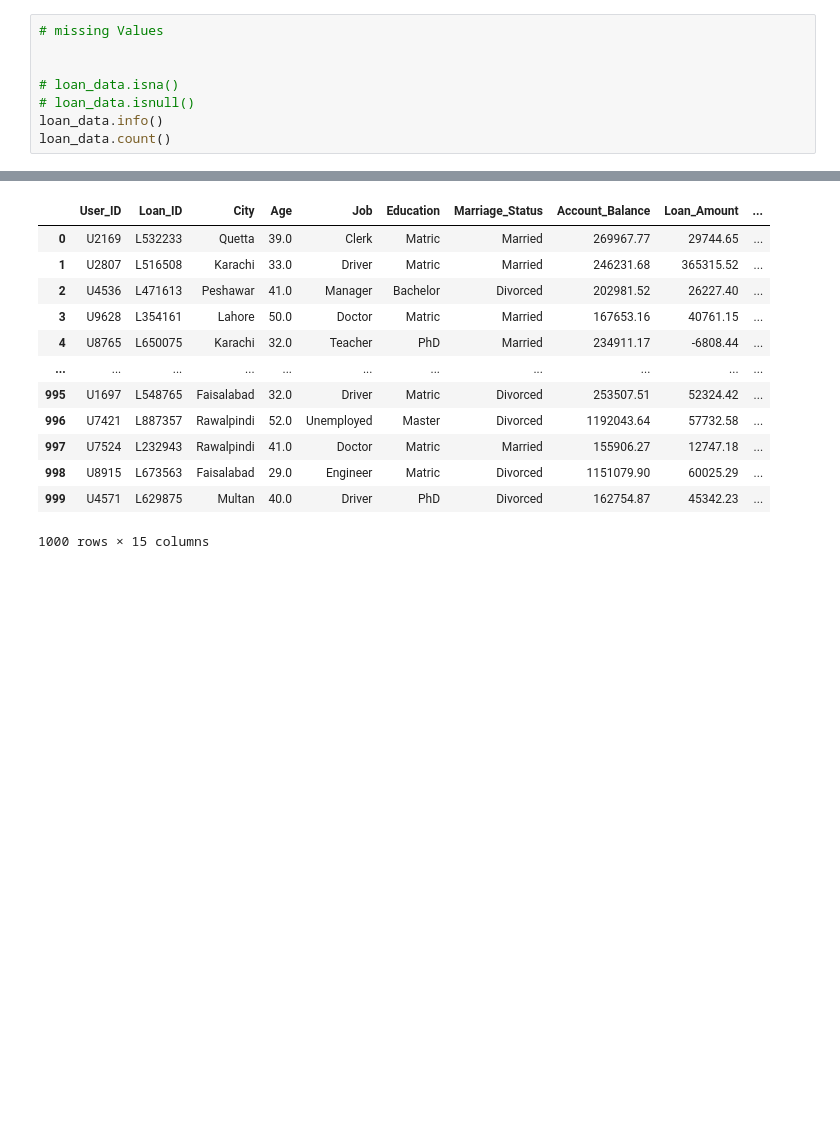
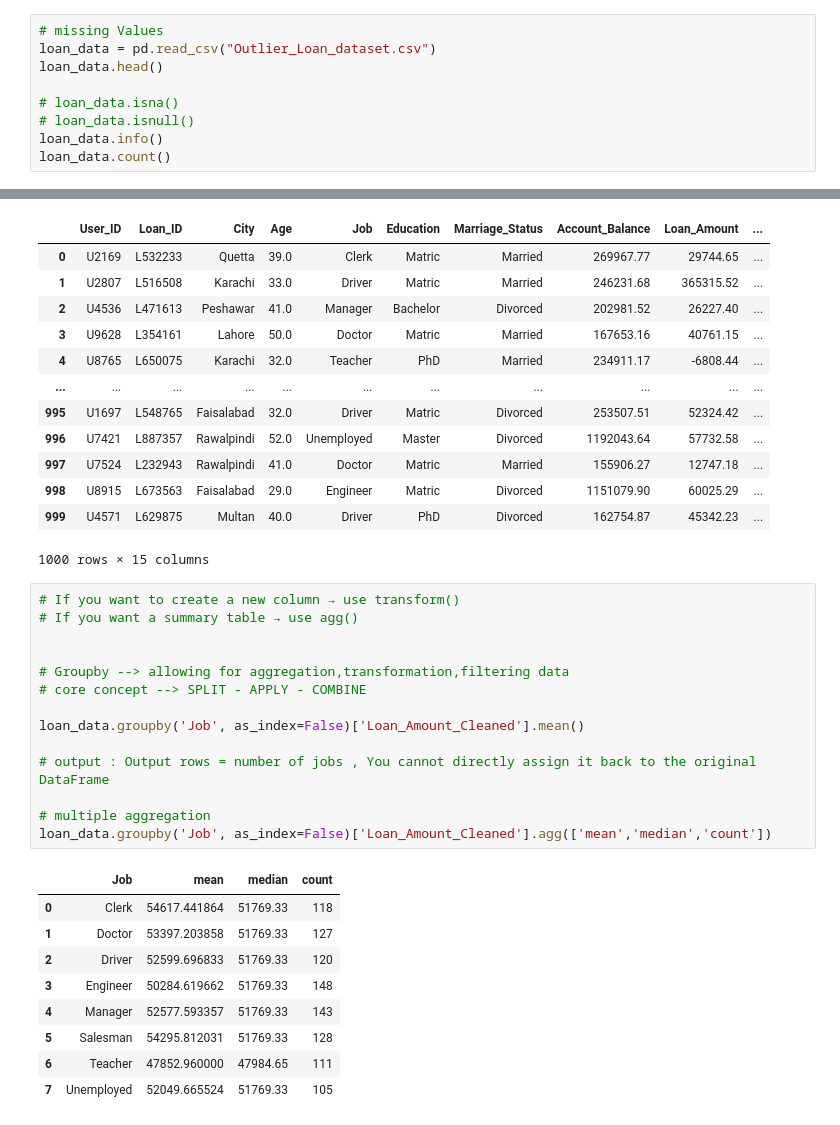
Before and after one commit to poojashelke8/Data_Science, a Jupyter notebook: Data_practice/Libraries/Pandas/initial.ipynb, the cells around one changed output, grey strips where cells are left out. Saved outputs shown, nothing was run; the diff lists cells and outputs as text; blank space fills up the shorter version.

Commit message:
groupby-aggregation and transform - Collab

```diff
--- a/Data_practice/Libraries/Pandas/initial.ipynb
+++ b/Data_practice/Libraries/Pandas/initial.ipynb
@@ -74,6 +83,7 @@ loan_data = pd.read_csv(
 # %%
 # missing Values
-
+loan_data = pd.read_csv("Outlier_Loan_dataset.csv")
+loan_data.head()
 
 # loan_data.isna()
 # loan_data.isnull()
@@ -261,3 +274,27 @@ loan_data
 | 998 | U8915 | L673563 | Faisalabad | 29.0 | Engineer | Matric | Divorced | 1151079.90 | 60025.29 | ... |
 | 999 | U4571 | L629875 | Multan | 40.0 | Driver | PhD | Divorced | 162754.87 | 45342.23 | ... |
 1000 rows × 15 columns
+# %%
+# If you want to create a new column → use transform()
+# If you want a summary table → use agg()
+
+
+# Groupby --> allowing for aggregation,transformation,filtering data
+# core concept --> SPLIT - APPLY - COMBINE
+
+loan_data.groupby('Job', as_index=False)['Loan_Amount_Cleaned'].mean()
+
+# output : Output rows = number of jobs , You cannot directly assign it back to the original DataFrame
+
+# multiple aggregation
+loan_data.groupby('Job', as_index=False)['Loan_Amount_Cleaned'].agg(['mean','median','count'])
+# %% [output]
+|  | Job | mean | median | count |
+| 0 | Clerk | 54617.441864 | 51769.33 | 118 |
+| 1 | Doctor | 53397.203858 | 51769.33 | 127 |
+| 2 | Driver | 52599.696833 | 51769.33 | 120 |
+| 3 | Engineer | 50284.619662 | 51769.33 | 148 |
+| 4 | Manager | 52577.593357 | 51769.33 | 143 |
+| 5 | Salesman | 54295.812031 | 51769.33 | 128 |
+| 6 | Teacher | 47852.960000 | 47984.65 | 111 |
+| 7 | Unemployed | 52049.665524 | 51769.33 | 105 |
```
Also changed, not shown: parts of 9 cells of this notebook.
